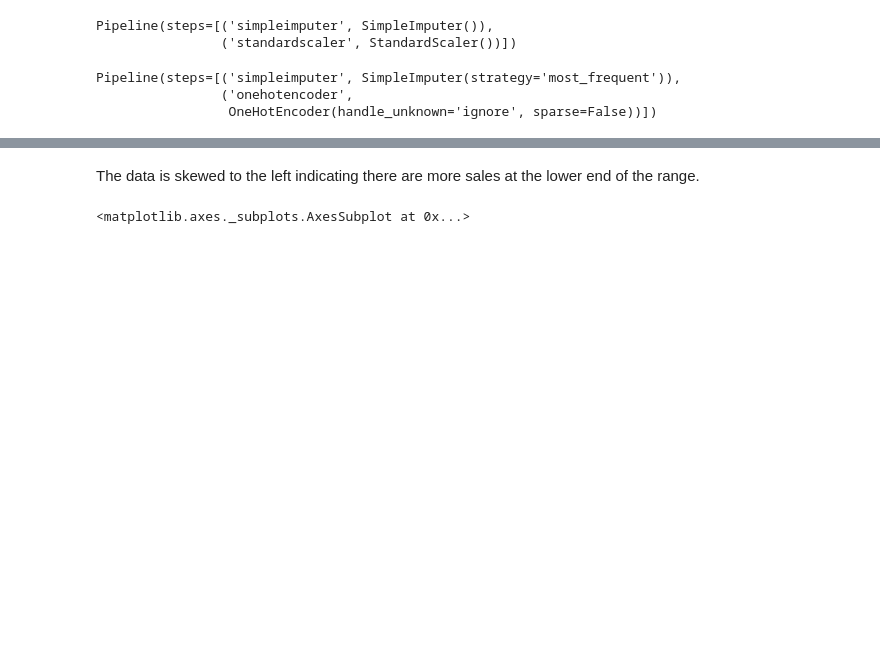
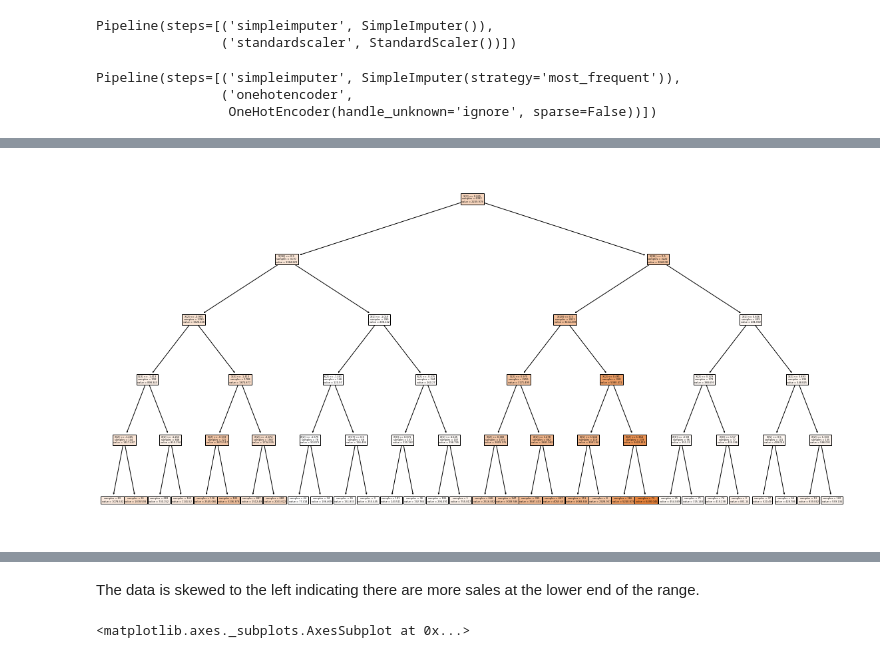
Before and after one commit to JPeebles-DataScientist/Project1_Core, a Jupyter notebook: Project1_Core.ipynb, the cells around one changed output, grey strips where cells are left out. Drawn from its saved outputs; the diff is of its cells as text; code cells hidden in the pictures; blank space fills up the shorter version.

```diff
--- a/Project1_Core.ipynb
+++ b/Project1_Core.ipynb
@@ -206,0 +365,13 @@ ValueError: ignored
+# %%
+bias_tree = DecisionTreeRegressor(max_depth = 5)
+
+bias_tree_pipe = make_pipeline(transformer, bias_tree)
+
+bias_tree_pipe.fit(X_train, y_train)
+
+print('Training Scores for High Bias Decision Tree')
+eval_model(y_train, bias_tree_pipe.predict(X_train))
+print('\n')
+
+print ('Testing Scores for High Bias Decision Tree')
+eval_model(y_test, bias_tree_pipe.predict(X_test))
@@ -206,0 +391,5 @@ ValueError: ignored
+# %%
+fig, ax = plt.subplots(figsize=(20,10))
+plot_tree(bias_tree, filled=True, impurity=False);
+# %% [output]
+[figure, added]
```
Also changed, not shown: parts of 47 cells of this notebook.
